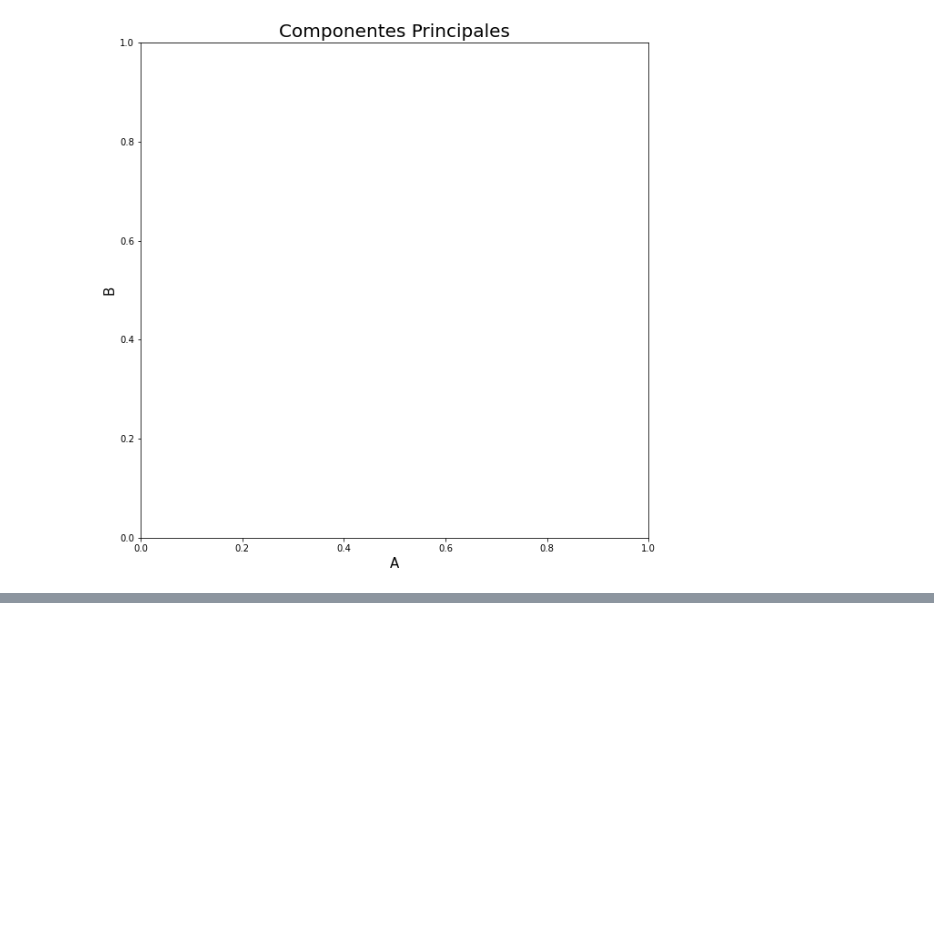
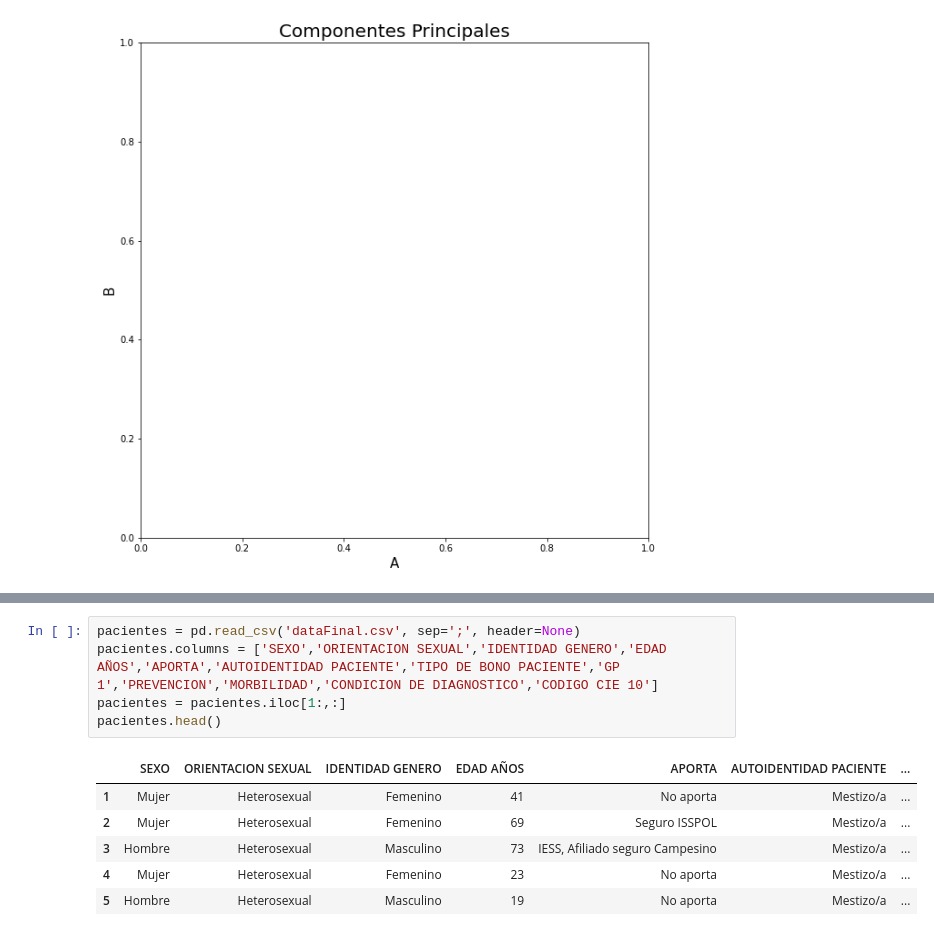
Before and after one commit to stevenq9/Proyecto_IA, a Jupyter notebook: proyecto.ipynb, the cells around one changed output, grey strips where cells are left out. Saved outputs shown, nothing was run; the diff lists cells and outputs as text; blank space fills up the shorter version.

```diff
--- a/proyecto.ipynb
+++ b/proyecto.ipynb
@@ -168,0 +192,12 @@ IndexError: only integers, slices (`:`), ellipsis (`...`), numpy.newaxis (`None`
+# %%
+pacientes = pd.read_csv('dataFinal.csv', sep=';', header=None)
+pacientes.columns = ['SEXO','ORIENTACION SEXUAL','IDENTIDAD GENERO','EDAD AÑOS','APORTA','AUTOIDENTIDAD PACIENTE','TIPO DE BONO PACIENTE','GP 1','PREVENCION','MORBILIDAD','CONDICION DE DIAGNOSTICO','CODIGO CIE 10']
+pacientes = pacientes.iloc[1:,:]
+pacientes.head()
+# %% [output]
+|  | SEXO | ORIENTACION SEXUAL | IDENTIDAD GENERO | EDAD AÑOS | APORTA | AUTOIDENTIDAD PACIENTE | ... |
+| 1 | Mujer | Heterosexual | Femenino | 41 | No aporta | Mestizo/a | ... |
+| 2 | Mujer | Heterosexual | Femenino | 69 | Seguro ISSPOL | Mestizo/a | ... |
+| 3 | Hombre | Heterosexual | Masculino | 73 | IESS, Afiliado seguro Campesino | Mestizo/a | ... |
+| 4 | Mujer | Heterosexual | Femenino | 23 | No aporta | Mestizo/a | ... |
+| 5 | Hombre | Heterosexual | Masculino | 19 | No aporta | Mestizo/a | ... |
```
Also changed, not shown: parts of 12 cells of this notebook, 4 other files.
